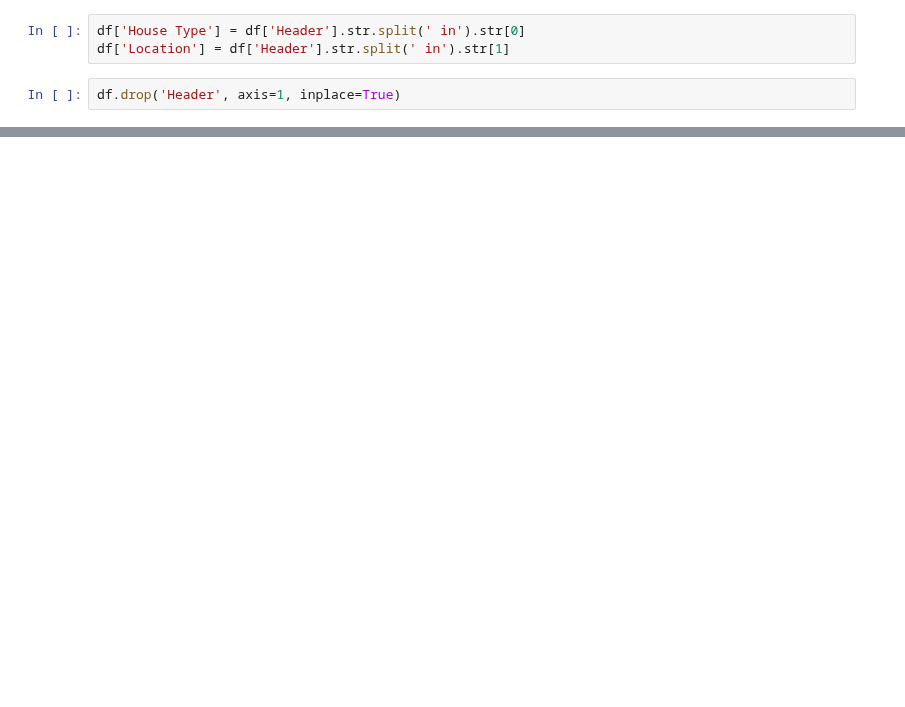
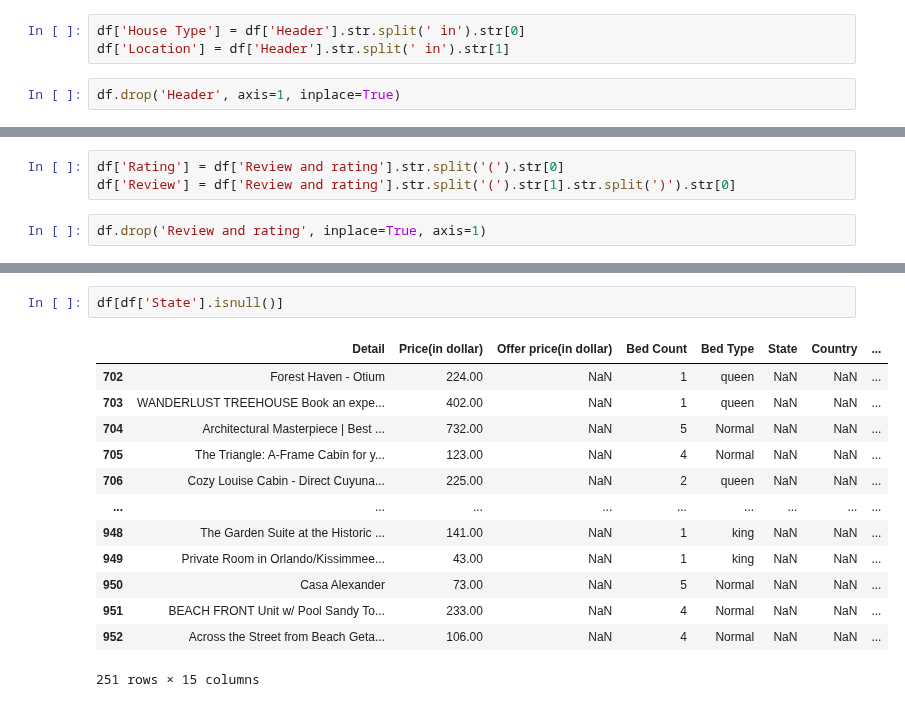
Before and after one commit to Abhinavv1524/Exploratory-data-analysis, a Jupyter notebook: practice/airbnb.ipynb, the cells around one changed output, grey strips where cells are left out. Cells and saved outputs as stored; diff of their text form; blank space fills up the shorter version.

```diff
--- a/practice/airbnb.ipynb
+++ b/practice/airbnb.ipynb
@@ -163,3 +163,8 @@ df.head()
 | 2 | The Triangle: A-Frame Cabin for y... | 119.00 | 522.00 | 4.91 (515) | 4 | Normal | Ohio | ... |
 | 3 | *Summer Sizzle* 5 Min to Blue Rid... | 192.00 | 348.00 | 4.94 (88) | 5 | Normal | Georgia | ... |
 | 4 | Luxury Treehouse Couples Getaway ... | 232.00 | 196.00 | 4.99 (222) | 1 | queen | Texas | ... |
+# %%
+df['Rating'] = df['Review and rating'].str.split('(').str[0]
+df['Review'] = df['Review and rating'].str.split('(').str[1].str.split(')').str[0]
+# %%
+df.drop('Review and rating', inplace=True, axis=1)
@@ -165,0 +180,16 @@ df.head()
+# %%
+df[df['State'].isnull()]
+# %% [output]
+|  | Detail | Price(in dollar) | Offer price(in dollar) | Bed Count | Bed Type | State | Country | ... |
+| 702 | Forest Haven - Otium | 224.00 | NaN | 1 | queen | NaN | NaN | ... |
+| 703 | WANDERLUST TREEHOUSE Book an expe... | 402.00 | NaN | 1 | queen | NaN | NaN | ... |
+| 704 | Architectural Masterpiece | Best ... | 732.00 | NaN | 5 | Normal | NaN | NaN | ... |
+| 705 | The Triangle: A-Frame Cabin for y... | 123.00 | NaN | 4 | Normal | NaN | NaN | ... |
+| 706 | Cozy Louise Cabin - Direct Cuyuna... | 225.00 | NaN | 2 | queen | NaN | NaN | ... |
+| ... | ... | ... | ... | ... | ... | ... | ... | ... |
+| 948 | The Garden Suite at the Historic ... | 141.00 | NaN | 1 | king | NaN | NaN | ... |
+| 949 | Private Room in Orlando/Kissimmee... | 43.00 | NaN | 1 | king | NaN | NaN | ... |
+| 950 | Casa Alexander | 73.00 | NaN | 5 | Normal | NaN | NaN | ... |
+| 951 | BEACH FRONT Unit w/ Pool Sandy To... | 233.00 | NaN | 4 | Normal | NaN | NaN | ... |
+| 952 | Across the Street from Beach Geta... | 106.00 | NaN | 4 | Normal | NaN | NaN | ... |
+251 rows × 15 columns
```
Also changed, not shown: parts of 4 cells of this notebook.
